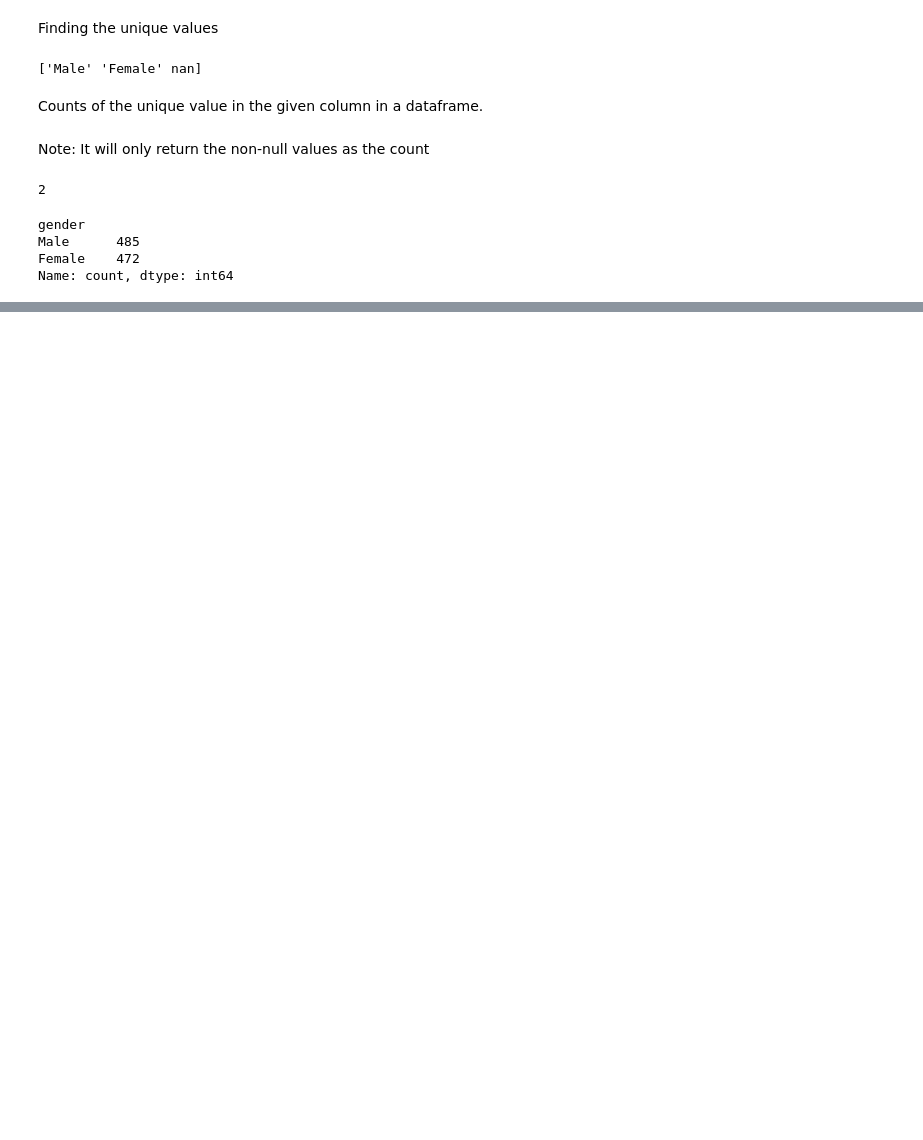
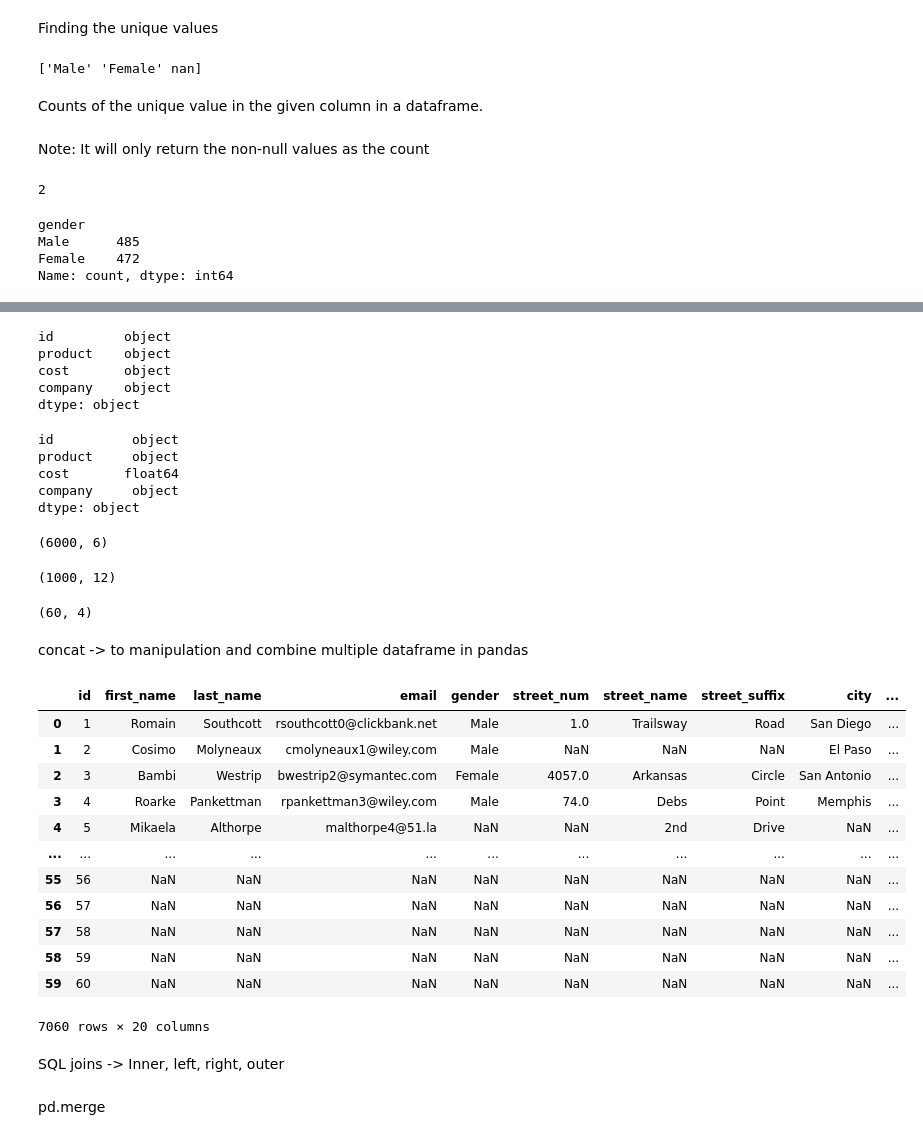
Before and after one commit to Priyavaratsaini3/Data-Science-Cohort, a Jupyter notebook: Phase-0/Pandas/pandas_in_depth.ipynb, the cells around one changed output, grey strips where cells are left out. Cells and saved outputs as stored; diff of their text form; code cells hidden in the pictures; blank space fills up the shorter version.

```diff
--- a/Phase-0/Pandas/pandas_in_depth.ipynb
+++ b/Phase-0/Pandas/pandas_in_depth.ipynb
@@ -744,0 +839,3 @@ Name: count, dtype: int64
+# %%
+product.drop(columns=['Unnamed: 0'], inplace=True)
+product.head()
@@ -744,0 +849,3 @@ Name: count, dtype: int64
+# %%
+product['cost'] = product['cost'].str.replace('[$,]', '',regex=True)
+product.head()
@@ -744,0 +867,53 @@ Name: count, dtype: int64
+# %%
+product['id'] = product['id'].astype(object)
+product.dtypes
+# %% [output]
+id         object
+product    object
+cost       object
+company    object
+dtype: object
+# %%
+product['cost'] = product['cost'].astype(float)
+product.dtypes
+# %% [output]
+id          object
+product     object
+cost       float64
+company     object
+dtype: object
+# %%
+data_purchases.shape
+# %% [output]
+(6000, 6)
+# %%
+data.shape
+# %% [output]
+(1000, 12)
+# %%
+product.shape
+# %% [output]
+(60, 4)
+# %% [markdown]
+concat -> to manipulation and combine multiple dataframe in pandas
+# %%
+combine_df = pd.concat([data, data_purchases, product], axis=0) ##axis= 0 row-wise concatenation , axis= 1 -> column wise concatenation
+combine_df
+# %% [output]
+|  | id | first_name | last_name | email | gender | street_num | street_name | street_suffix | city | ... |
+| 0 | 1 | Romain | Southcott | rsouthcott0@clickbank.net | Male | 1.0 | Trailsway | Road | San Diego | ... |
+| 1 | 2 | Cosimo | Molyneaux | cmolyneaux1@wiley.com | Male | NaN | NaN | NaN | El Paso | ... |
+| 2 | 3 | Bambi | Westrip | bwestrip2@symantec.com | Female | 4057.0 | Arkansas | Circle | San Antonio | ... |
+| 3 | 4 | Roarke | Pankettman | rpankettman3@wiley.com | Male | 74.0 | Debs | Point | Memphis | ... |
+| 4 | 5 | Mikaela | Althorpe | malthorpe4@51.la | NaN | NaN | 2nd | Drive | NaN | ... |
+| ... | ... | ... | ... | ... | ... | ... | ... | ... | ... | ... |
+| 55 | 56 | NaN | NaN | NaN | NaN | NaN | NaN | NaN | NaN | ... |
+| 56 | 57 | NaN | NaN | NaN | NaN | NaN | NaN | NaN | NaN | ... |
+| 57 | 58 | NaN | NaN | NaN | NaN | NaN | NaN | NaN | NaN | ... |
+| 58 | 59 | NaN | NaN | NaN | NaN | NaN | NaN | NaN | NaN | ... |
+| 59 | 60 | NaN | NaN | NaN | NaN | NaN | NaN | NaN | NaN | ... |
+7060 rows × 20 columns
+# %% [markdown]
+SQL joins -> Inner, left, right, outer
+# %% [markdown]
+pd.merge
```
Also changed, not shown: parts of 60 cells of this notebook.
